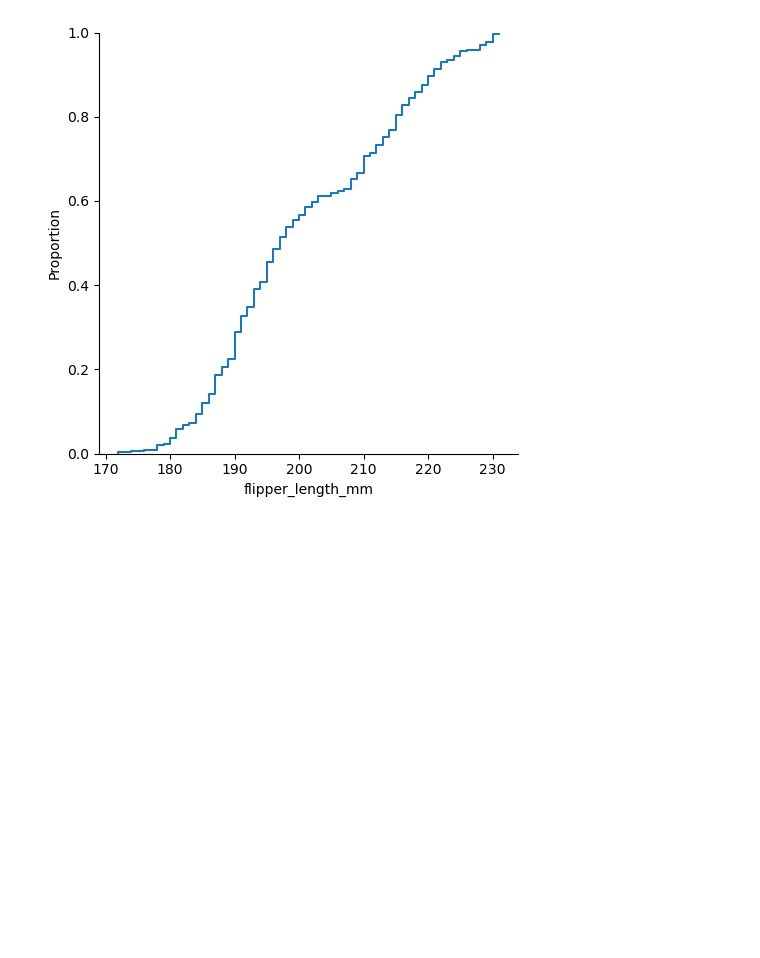
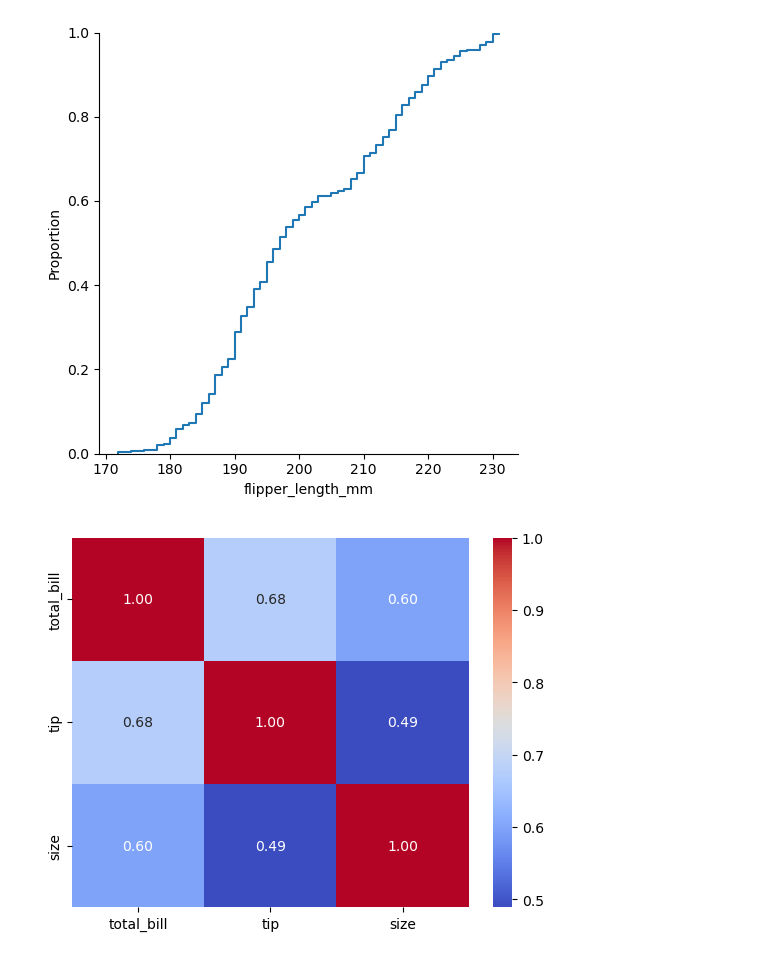
Before and after one commit to anurajrajak005/Seaborn-Daily-Practice, a Jupyter notebook: seaborn.ipynb, the cells around one changed output. Cells and saved outputs as stored; diff of their text form; code cells hidden in the pictures; blank space fills up the shorter version.

```diff
--- a/seaborn.ipynb
+++ b/seaborn.ipynb
@@ -68,3 +68,11 @@ plt.show()
 [figure]
 [figure]
 [figure]
+# %%
+# Compute correlation matrix and plot
+df = sns.load_dataset("tips")
+matrix = df.corr(numeric_only=True)
+sns.heatmap(matrix, annot=True, cmap="coolwarm", fmt=".2f")
+plt.show()
+# %% [output]
+[figure, added]
```
Also changed, not shown: parts of 1 cell of this notebook.
